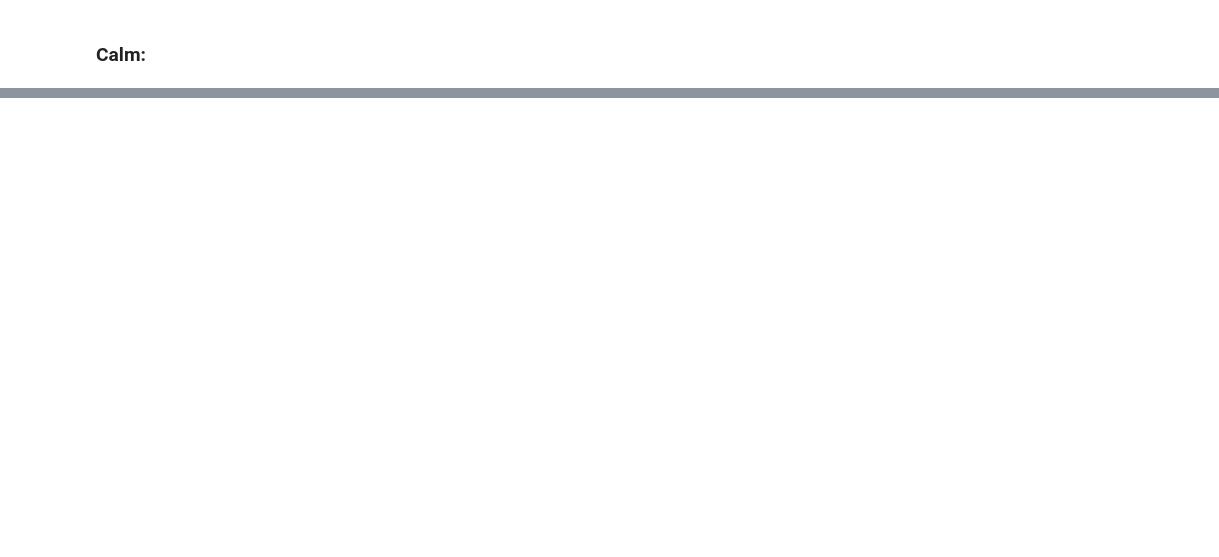
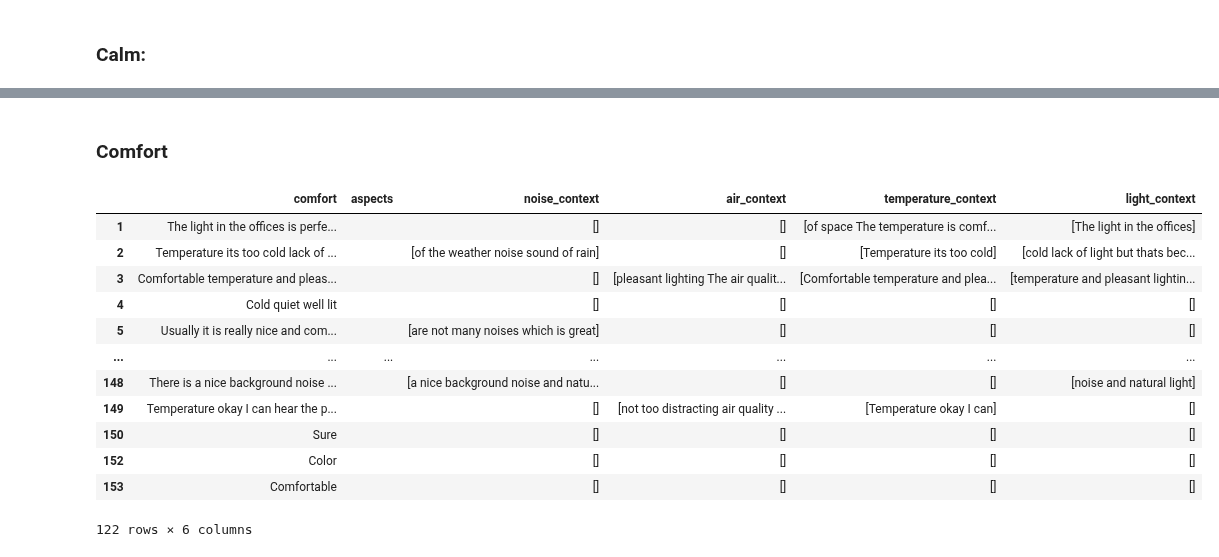
Before and after one commit to shrutirao94/language-comfort-emotions, a Jupyter notebook: sentiment-analysis.ipynb, the cells around one changed output, grey strips where cells are left out. Drawn from its saved outputs; the diff is of its cells as text; code cells hidden in the pictures; blank space fills up the shorter version.

```diff
--- a/sentiment-analysis.ipynb
+++ b/sentiment-analysis.ipynb
@@ -480,0 +484,2 @@ generate_wordcloud()
+# %% [markdown]
+### Comfort
@@ -480,0 +517,16 @@ generate_wordcloud()
+# %%
+df
+# %% [output]
+|  | comfort | aspects | noise_context | air_context | temperature_context | light_context |
+| 1 | The light in the offices is perfe... |  | [] | [] | [of space The temperature is comf... | [The light in the offices] |
+| 2 | Temperature its too cold lack of ... |  | [of the weather noise sound of rain] | [] | [Temperature its too cold] | [cold lack of light but thats bec... |
+| 3 | Comfortable temperature and pleas... |  | [] | [pleasant lighting The air qualit... | [Comfortable temperature and plea... | [temperature and pleasant lightin... |
+| 4 | Cold quiet well lit |  | [] | [] | [] | [] |
+| 5 | Usually it is really nice and com... |  | [are not many noises which is great] | [] | [] | [] |
+| ... | ... | ... | ... | ... | ... | ... |
+| 148 | There is a nice background noise ... |  | [a nice background noise and natu... | [] | [] | [noise and natural light] |
+| 149 | Temperature okay I can hear the p... |  | [] | [not too distracting air quality ... | [Temperature okay I can] | [] |
+| 150 | Sure |  | [] | [] | [] | [] |
+| 152 | Color |  | [] | [] | [] | [] |
+| 153 | Comfortable |  | [] | [] | [] | [] |
+122 rows × 6 columns
```
Also changed, not shown: parts of 14 cells of this notebook.
